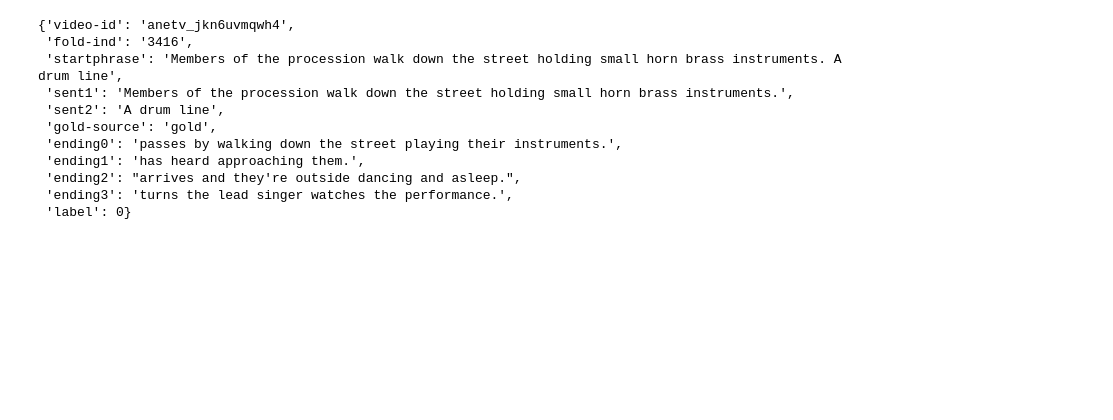
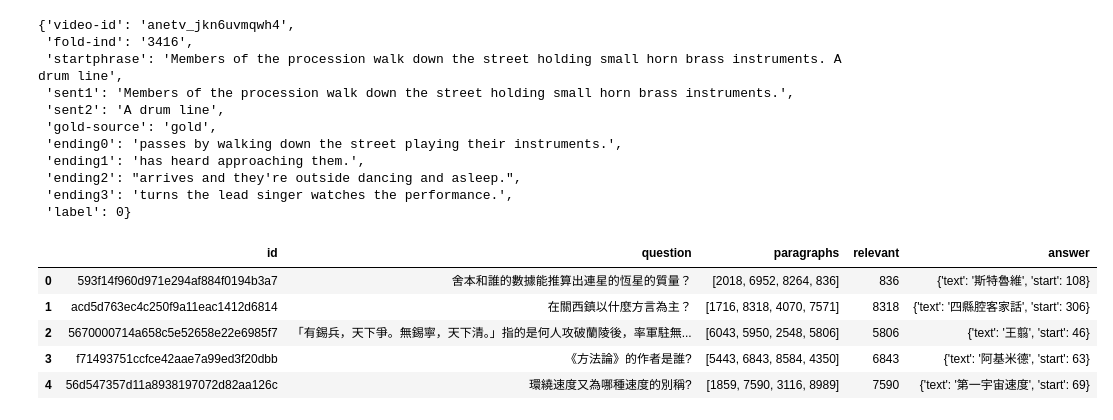
Before and after one commit to Brian-Konr/applied-deep-learning, a Jupyter notebook: hw1/test.ipynb, the cells around one changed output. Cells and saved outputs as stored; diff of their text form; code cells hidden in the pictures; blank space fills up the shorter version.

```diff
--- a/hw1/test.ipynb
+++ b/hw1/test.ipynb
@@ -90,3 +105,13 @@ swag['train'][0]
  'ending2': "arrives and they're outside dancing and asleep.",
  'ending3': 'turns the lead singer watches the performance.',
  'label': 0}
+# %%
+# print first 5 rows of train_data
+train_data.head(5)
+# %% [output]
+|  | id | question | paragraphs | relevant | answer |
+| 0 | 593f14f960d971e294af884f0194b3a7 | 舍本和誰的數據能推算出連星的恆星的質量？ | [2018, 6952, 8264, 836] | 836 | {'text': '斯特魯維', 'start': 108} |
+| 1 | acd5d763ec4c250f9a11eac1412d6814 | 在關西鎮以什麼方言為主？ | [1716, 8318, 4070, 7571] | 8318 | {'text': '四縣腔客家話', 'start': 306} |
+| 2 | 5670000714a658c5e52658e22e6985f7 | 「有錫兵，天下爭。無錫寧，天下清。」指的是何人攻破蘭陵後，率軍駐無... | [6043, 5950, 2548, 5806] | 5806 | {'text': '王翦', 'start': 46} |
+| 3 | f71493751ccfce42aae7a99ed3f20dbb | 《方法論》的作者是誰? | [5443, 6843, 8584, 4350] | 6843 | {'text': '阿基米德', 'start': 63} |
+| 4 | 56d547357d11a8938197072d82aa126c | 環繞速度又為哪種速度的別稱? | [1859, 7590, 3116, 8989] | 7590 | {'text': '第一宇宙速度', 'start': 69} |
```
Also changed, not shown: parts of 20 cells of this notebook, 2 other files.
